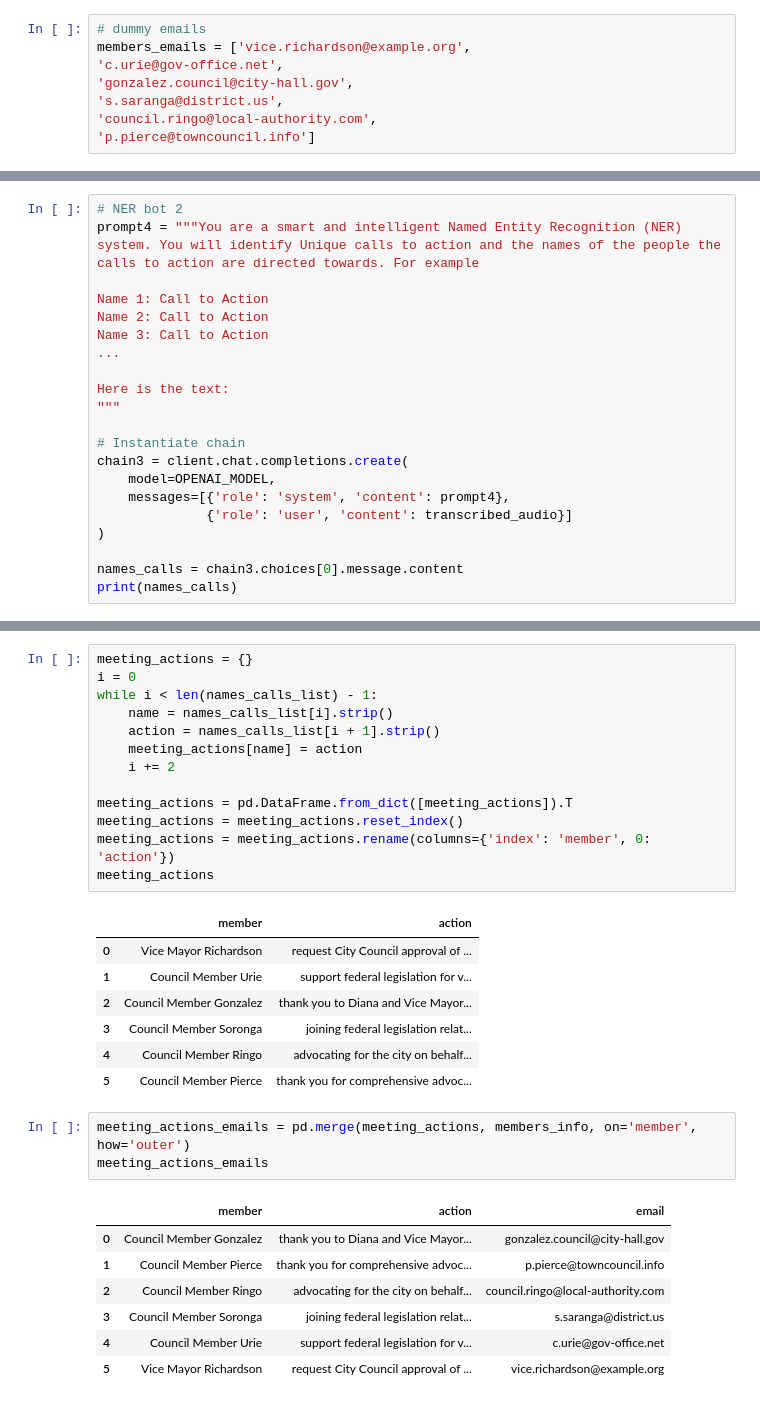
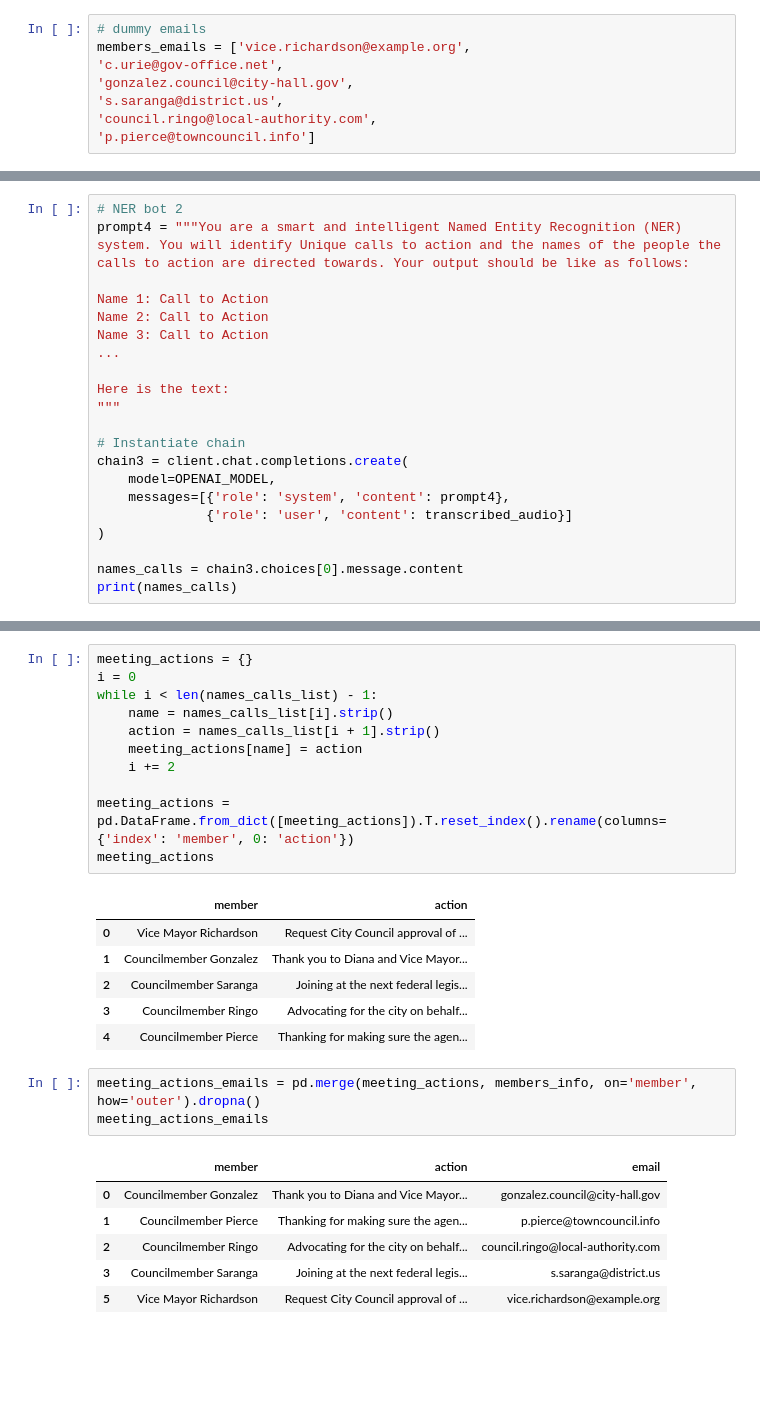
Before and after one commit to Krinnik/Meeting-Bot, a Jupyter notebook: meeting_ai_workspace.ipynb, the cells around one changed output, grey strips where cells are left out. Cells and saved outputs as stored; diff of their text form; blank space fills up the shorter version.

Commit message:
pushing SumAction

```diff
--- a/meeting_ai_workspace.ipynb
+++ b/meeting_ai_workspace.ipynb
@@ -341,6 +417,6 @@ members_info
 # %%
 # NER bot 2
-prompt4 = """You are a smart and intelligent Named Entity Recognition (NER) system. You will identify Unique calls to action and the names of the people the calls to action are directed towards. For example
+prompt4 = """You are a smart and intelligent Named Entity Recognition (NER) system. You will identify Unique calls to action and the names of the people the calls to action are directed towards. Your output should be like as follows:
 
 Name 1: Call to Action
 Name 2: Call to Action
@@ -396,26 +469,22 @@ while i < len(names_calls_list) - 1:
     meeting_actions[name] = action
     i += 2
 
-meeting_actions = pd.DataFrame.from_dict([meeting_actions]).T
-meeting_actions = meeting_actions.reset_index()
-meeting_actions = meeting_actions.rename(columns={'index': 'member', 0: 'action'})
+meeting_actions = pd.DataFrame.from_dict([meeting_actions]).T.reset_index().rename(columns={'index': 'member', 0: 'action'})
 meeting_actions
 # %% [output]
 |  | member | action |
-| 0 | Vice Mayor Richardson | request City Council approval of ... |
-| 1 | Council Member Urie | support federal legislation for v... |
-| 2 | Council Member Gonzalez | thank you to Diana and Vice Mayor... |
-| 3 | Council Member Soronga | joining federal legislation relat... |
-| 4 | Council Member Ringo | advocating for the city on behalf... |
-| 5 | Council Member Pierce | thank you for comprehensive advoc... |
+| 0 | Vice Mayor Richardson | Request City Council approval of ... |
+| 1 | Councilmember Gonzalez | Thank you to Diana and Vice Mayor... |
+| 2 | Councilmember Saranga | Joining at the next federal legis... |
+| 3 | Councilmember Ringo | Advocating for the city on behalf... |
+| 4 | Councilmember Pierce | Thanking for making sure the agen... |
 # %%
-meeting_actions_emails = pd.merge(meeting_actions, members_info, on='member', how='outer')
+meeting_actions_emails = pd.merge(meeting_actions, members_info, on='member', how='outer').dropna()
 meeting_actions_emails
 # %% [output]
 |  | member | action | email |
-| 0 | Council Member Gonzalez | thank you to Diana and Vice Mayor... | gonzalez.council@city-hall.gov |
-| 1 | Council Member Pierce | thank you for comprehensive advoc... | p.pierce@towncouncil.info |
-| 2 | Council Member Ringo | advocating for the city on behalf... | council.ringo@local-authority.com |
-| 3 | Council Member Soronga | joining federal legislation relat... | s.saranga@district.us |
-| 4 | Council Member Urie | support federal legislation for v... | c.urie@gov-office.net |
-| 5 | Vice Mayor Richardson | request City Council approval of ... | vice.richardson@example.org |
+| 0 | Councilmember Gonzalez | Thank you to Diana and Vice Mayor... | gonzalez.council@city-hall.gov |
+| 1 | Councilmember Pierce | Thanking for making sure the agen... | p.pierce@towncouncil.info |
+| 2 | Councilmember Ringo | Advocating for the city on behalf... | council.ringo@local-authority.com |
+| 3 | Councilmember Saranga | Joining at the next federal legis... | s.saranga@district.us |
+| 5 | Vice Mayor Richardson | Request City Council approval of ... | vice.richardson@example.org |
```
Also changed, not shown: parts of 23 cells of this notebook, 3 other files.
